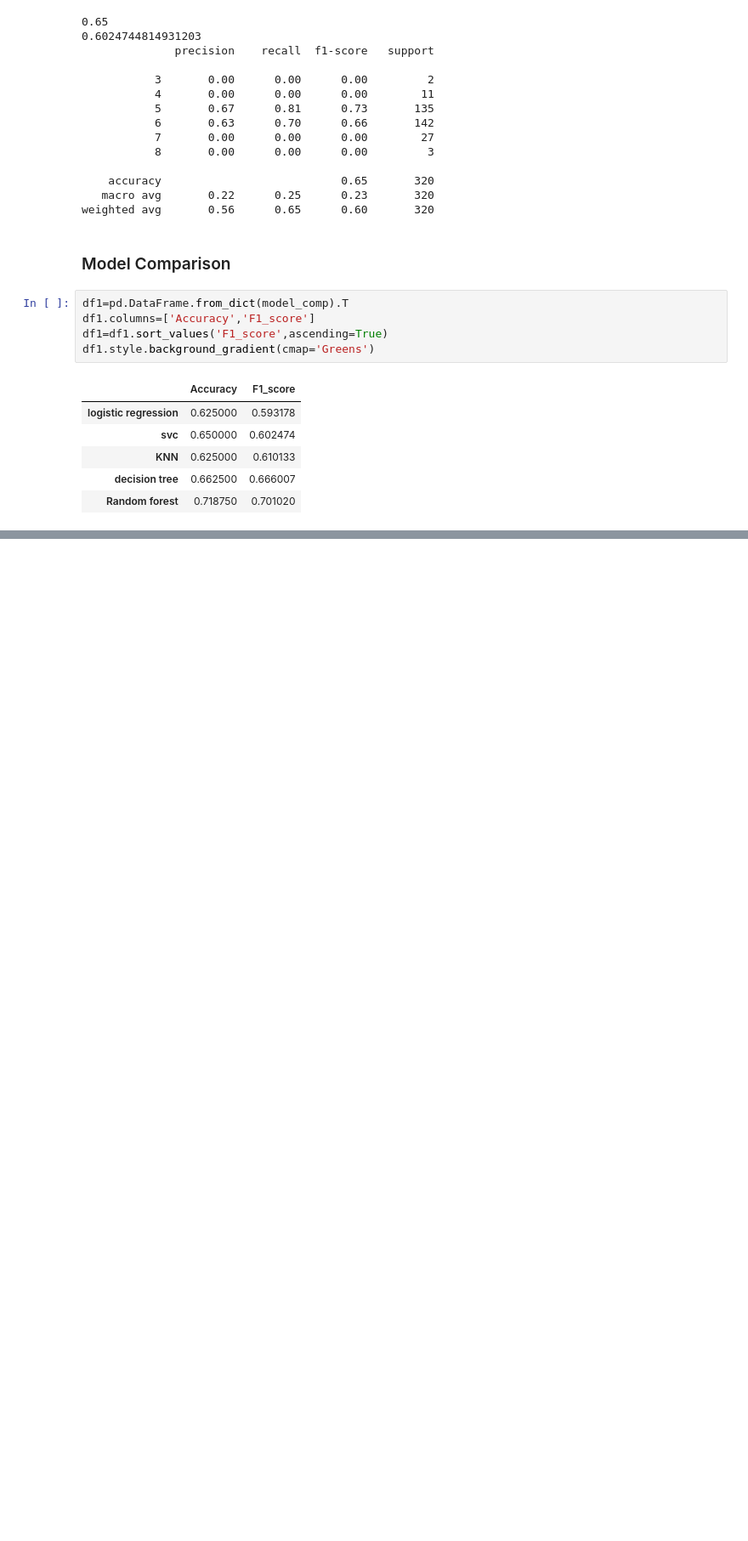
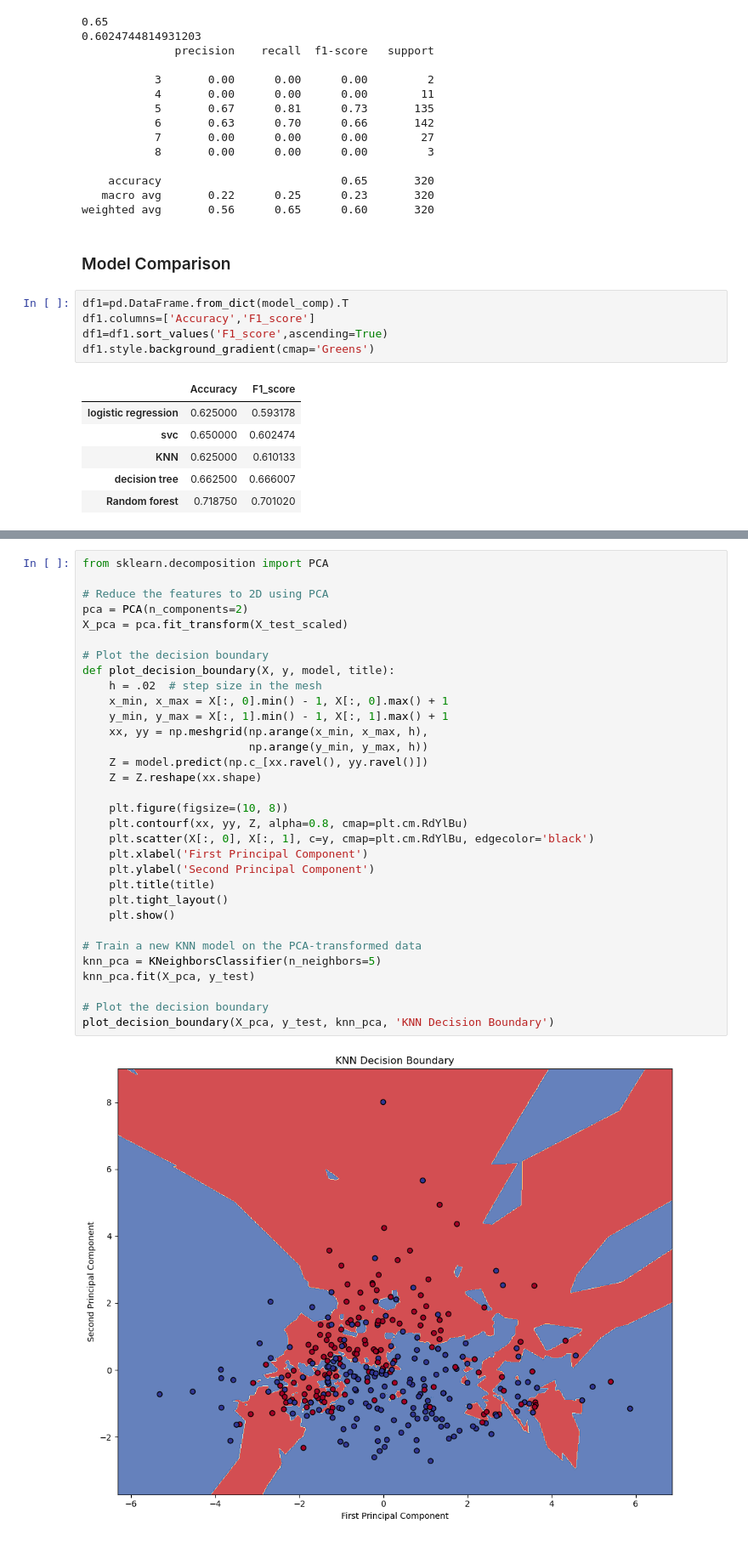
Before and after one commit to G8Ren/Attention-kNN, a Jupyter notebook: attention_model_kNN.ipynb, the cells around one changed output, grey strips where cells are left out. Shown at 85% size. Cells and saved outputs as stored; diff of their text form; blank space fills up the shorter version.

```diff
--- a/attention_model_kNN.ipynb
+++ b/attention_model_kNN.ipynb
@@ -466,0 +907,34 @@ First we split the dataset:
+# %%
+from sklearn.decomposition import PCA
+
+# Reduce the features to 2D using PCA
+pca = PCA(n_components=2)
+X_pca = pca.fit_transform(X_test_scaled)
+
+# Plot the decision boundary
+def plot_decision_boundary(X, y, model, title):
+    h = .02  # step size in the mesh
+    x_min, x_max = X[:, 0].min() - 1, X[:, 0].max() + 1
+    y_min, y_max = X[:, 1].min() - 1, X[:, 1].max() + 1
+    xx, yy = np.meshgrid(np.arange(x_min, x_max, h),
+                         np.arange(y_min, y_max, h))
+    Z = model.predict(np.c_[xx.ravel(), yy.ravel()])
+    Z = Z.reshape(xx.shape)
+
+    plt.figure(figsize=(10, 8))
+    plt.contourf(xx, yy, Z, alpha=0.8, cmap=plt.cm.RdYlBu)
+    plt.scatter(X[:, 0], X[:, 1], c=y, cmap=plt.cm.RdYlBu, edgecolor='black')
+    plt.xlabel('First Principal Component')
+    plt.ylabel('Second Principal Component')
+    plt.title(title)
+    plt.tight_layout()
+    plt.show()
+
+# Train a new KNN model on the PCA-transformed data
+knn_pca = KNeighborsClassifier(n_neighbors=5)
+knn_pca.fit(X_pca, y_test)
+
+# Plot the decision boundary
+plot_decision_boundary(X_pca, y_test, knn_pca, 'KNN Decision Boundary')
+# %% [output]
+[figure, added]
```
Also changed, not shown: parts of 5 cells of this notebook, 2 other files.
